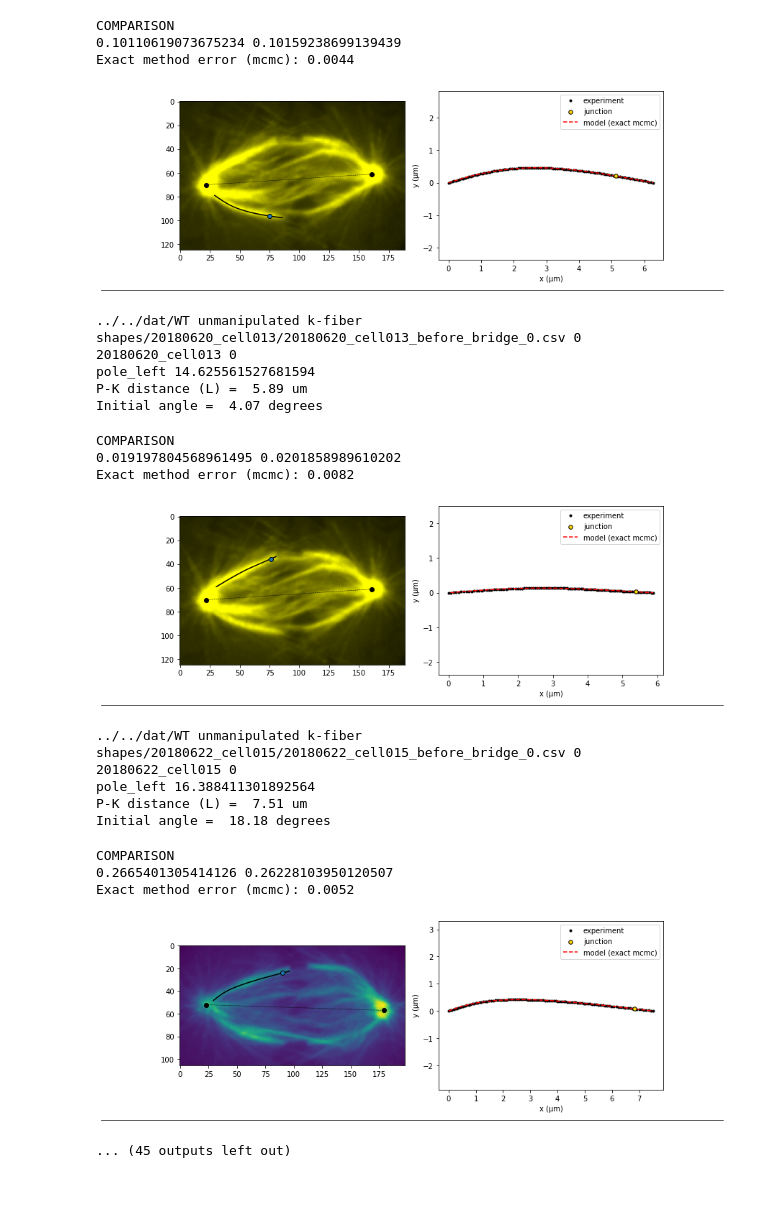
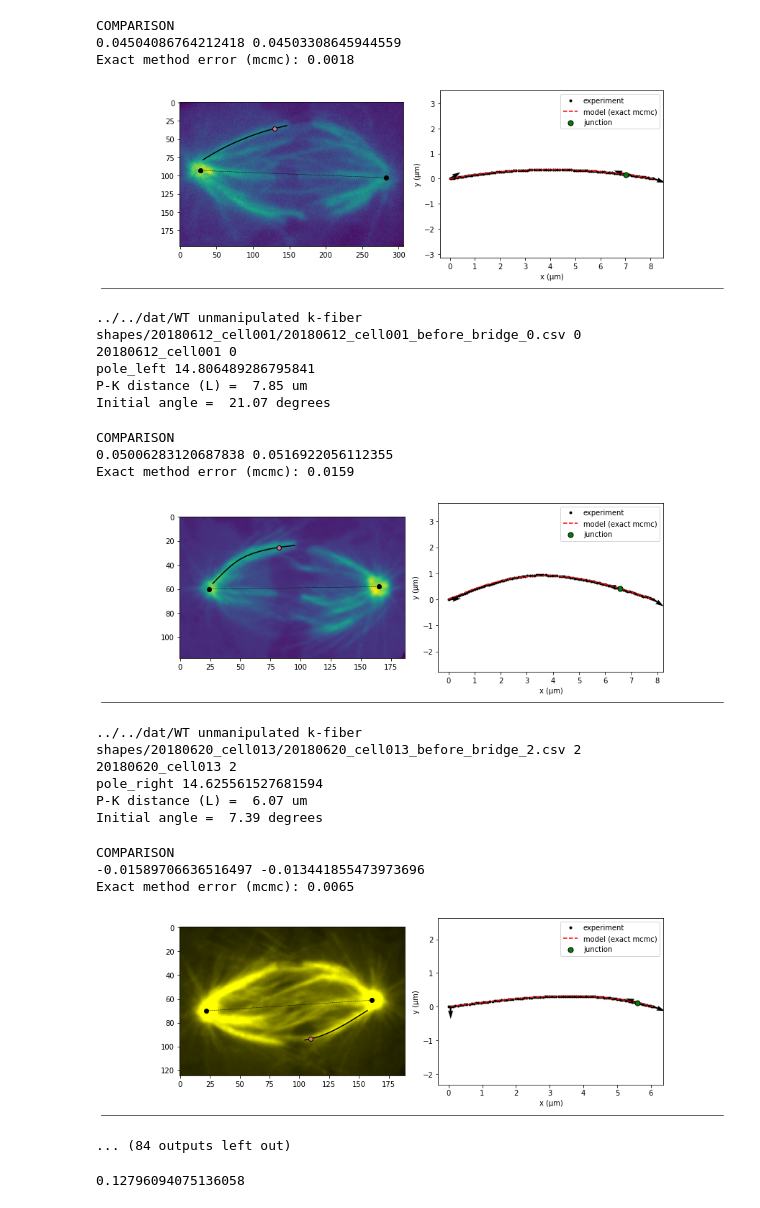
Before and after one commit to RPGroup-PBoC/kfiber_modeling_manipulation, a Jupyter notebook: src/fig2/noforce_fits_junction.ipynb, the cells around one changed output. Drawn from its saved outputs; the diff is of its cells as text; code cells hidden in the pictures.

Commit message:
work on the compression-tension thread

```diff
--- a/src/fig2/noforce_fits_junction.ipynb
+++ b/src/fig2/noforce_fits_junction.ipynb
@@ -143,8 +144,16 @@ def logpost_exact(param, x_dat, y_dat, L, xj, M0_zero=False, end_to_end=np.inf):
     if Rx > 0:
         return -np.inf
 
+    # Tension force at the junction cannot excede the force at the pole
+    if abs(Rx) > abs(Jx):
+        return -np.inf
+
     # Junction force needs to point inward
     if Jx < 0:
+        return -np.inf
+
+    # Upper-bound on junction force to be within 1 nN (EI = 400 pN.um^2)
+    if np.abs(Jx) > 2.5:
         return -np.inf
 
     # Calculate the profile
@@ -165,7 +174,7 @@ cols = ['Rx', 'M0', 'Ry', 'theta0', 'Jx', 'Jy'] # Parameter names for MCMC infer
 n_dim = len(cols) # Number of parameters in the model
 
 n_walkers = 15     # number of MCMC walkers
-n_steps = 1000    # number of MCMC steps during each filtering round
+n_steps = 10000    # number of MCMC steps during each filtering round
 sigma_start = 0.02 # standard deviation of the random multiplying factor centered
                    # around 1, used to randomize the initial positions of the walkers
 end_to_end = 0.01  # End-to-end distance for end-matching
@@ -215,7 +224,7 @@ for cell in cells:
                     res, indices = distances_pair_min(np.array([x_bridge]), np.array([y_bridge]),x_dat, y_dat)
                     x_bridge, y_bridge = x_dat[int(indices[0])], y_dat[int(indices[0])]
 
-                    ax[0].scatter(x_bridge, y_bridge, edgecolor='k', zorder=10)
+                    ax[0].scatter(x_bridge, y_bridge, color='palevioletred', edgecolor='k', zorder=10)
 
                     # Pole coordinates & plotting
                     P1x = np.array(df_pole["X"].values)[0]
@@ -409,8 +418,13 @@ for cell in cells:
 
 
                     ax[1].plot(x_dat, y_dat, '.', color = 'k', lw = 2, label = 'experiment', zorder=2)
-                    ax[1].scatter(xj, yj, s=30, color = 'gold', edgecolor='k', label = 'junction', zorder=30)
+                    ax[1].scatter(xj, yj, s=50, color = 'green', edgecolor='k', label = 'junction', zorder=30)
                     ax[1].plot(x_mcmc, y_mcmc, '--', color = 'red', label = 'model (exact mcmc)', zorder=20)
+
+                    plt.quiver(x_mcmc[0],y_mcmc[0], Rx, Ry, zorder=5)
+                    plt.quiver(xj, yj, Jx, Jy, zorder=5)
+                    plt.quiver(x_mcmc[-1],y_mcmc[-1], Kx, Ky, zorder=5)
+
                     ax[1].legend()
                     ax[1].set_xlabel('x (μm)')
                     ax[1].set_ylabel('y (μm)')
@@ -422,6 +436,6 @@ for cell in cells:
 
                     plt.show()
 
-# pkl_name = 'noforce_junction.pkl'
-# df_fin.to_pickle(pkl_name)
+pkl_name = 'noforce_junction.pkl'
+df_fin.to_pickle(pkl_name)
 # %% [output]
@@ -442,26 +456,30 @@ Initial angle =  16.50 degrees
 COMPARISON
-0.10110619073675234 0.10159238699139439
-Exact method error (mcmc): 0.0044
+0.04504086764212418 0.04503308645944559
+Exact method error (mcmc): 0.0018
-[figure, old version]
+[figure, new version]
-../../dat/WT unmanipulated k-fiber shapes/20180620_cell013/20180620_cell013_before_bridge_0.csv 0
-20180620_cell013 0
-pole_left 14.625561527681594
-P-K distance (L) =  5.89 um
-Initial angle =  4.07 degrees
+../../dat/WT unmanipulated k-fiber shapes/20180612_cell001/20180612_cell001_before_bridge_0.csv 0
+20180612_cell001 0
+pole_left 14.806489286795841
+P-K distance (L) =  7.85 um
+Initial angle =  21.07 degrees
 COMPARISON
-0.019197804568961495 0.0201858989610202
-Exact method error (mcmc): 0.0082
+0.05006283120687838 0.0516922056112355
+Exact method error (mcmc): 0.0159
-[figure, old version]
+[figure, new version]
-../../dat/WT unmanipulated k-fiber shapes/20180622_cell015/20180622_cell015_before_bridge_0.csv 0
-20180622_cell015 0
-pole_left 16.388411301892564
-P-K distance (L) =  7.51 um
-Initial angle =  18.18 degrees
+../../dat/WT unmanipulated k-fiber shapes/20180620_cell013/20180620_cell013_before_bridge_2.csv 2
+20180620_cell013 2
+pole_right 14.625561527681594
+P-K distance (L) =  6.07 um
+Initial angle =  7.39 degrees
 COMPARISON
-0.2665401305414126 0.26228103950120507
-Exact method error (mcmc): 0.0052
+-0.01589706636516497 -0.013441855473973696
+Exact method error (mcmc): 0.0065
-[figure, old version]
+[figure, new version]
-... (45 outputs left out)
+... (84 outputs left out)
+# %%
+Kx
+# %% [output]
+0.12796094075136058
 # %%
 pkl_name = 'noforce_junction.pkl'
 df_fin.to_pickle(pkl_name)
```
Also changed, not shown: parts of 2 cells of this notebook, 47 other files.
